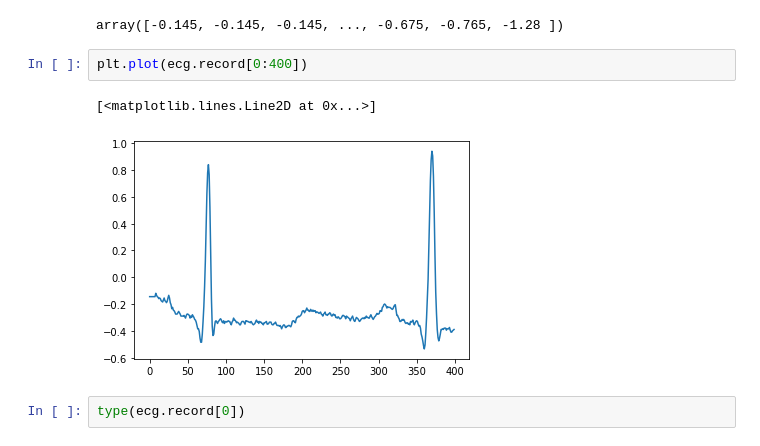
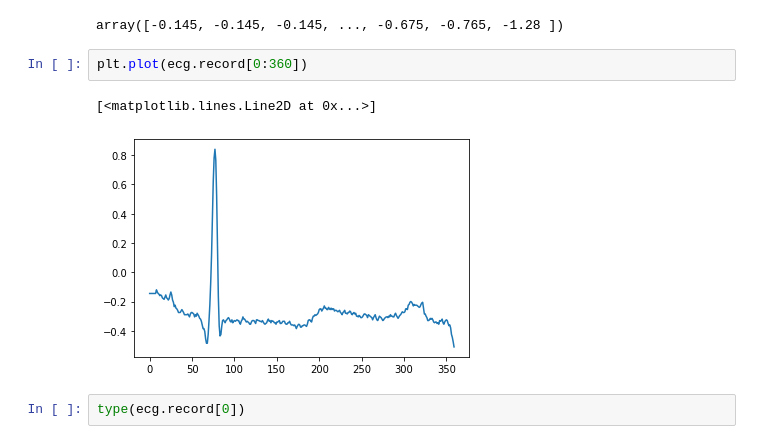
Before and after one commit to sbscsue/ecg_data_wfdb, a Jupyter notebook: use/ex/0124/test.ipynb, the cells around one changed output. Drawn from its saved outputs; the diff is of its cells as text.

```diff
--- a/use/ex/0124/test.ipynb
+++ b/use/ex/0124/test.ipynb
@@ -19,10 +23,10 @@ ecg.record
 # %% [output]
 array([-0.145, -0.145, -0.145, ..., -0.675, -0.765, -1.28 ])
 # %%
-plt.plot(ecg.record[0:400])
+plt.plot(ecg.record[0:360])
 # %% [output]
 [<matplotlib.lines.Line2D at 0x...>]
-[figure, old version]
+[figure, new version]
 # %%
 type(ecg.record[0])
 # %% [output]
```
Also changed, not shown: parts of 13 cells of this notebook, 1 other file.
